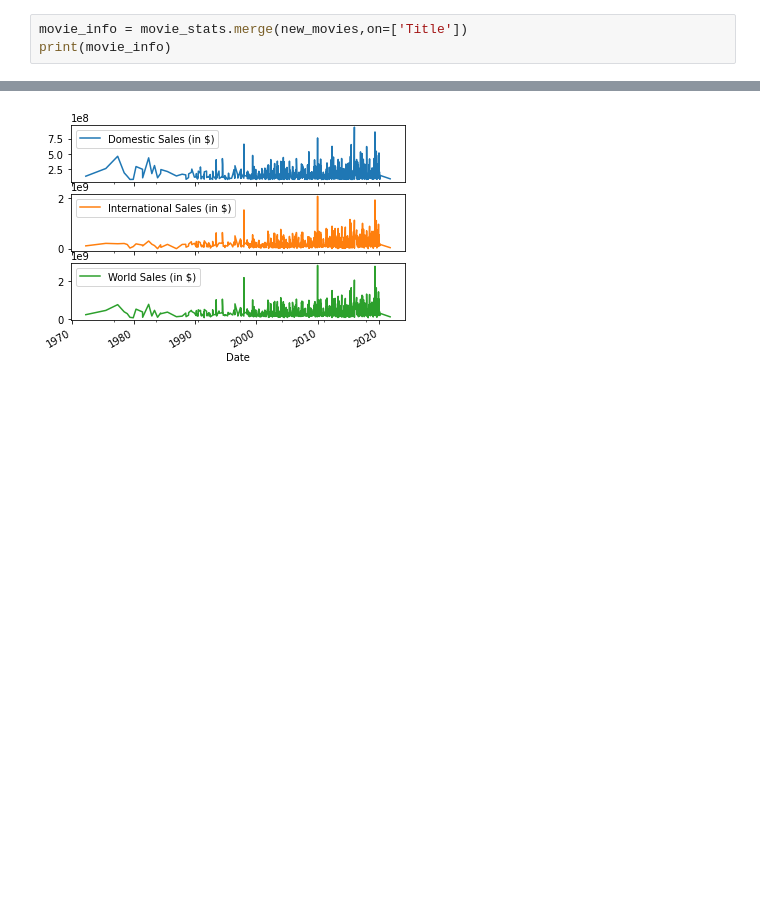
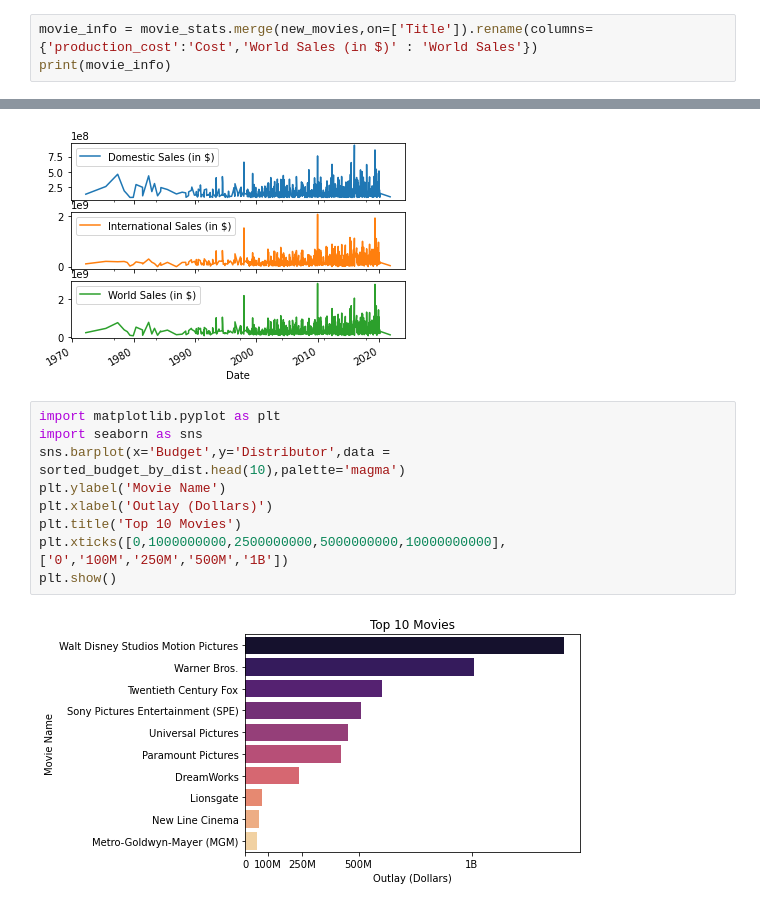
Before and after one commit to NotRockysWife/UCDPA_AdrianConnolly, a Jupyter notebook: Project2.ipynb, the cells around one changed output, grey strips where cells are left out. Cells and saved outputs as stored; diff of their text form; blank space fills up the shorter version.

```diff
--- a/Project2.ipynb
+++ b/Project2.ipynb
@@ -168,7 +168,7 @@ print(movie_stats.head)
 
 [500 rows x 13 columns]>
 # %%
-movie_info = movie_stats.merge(new_movies,on=['Title'])
+movie_info = movie_stats.merge(new_movies,on=['Title']).rename(columns={'production_cost':'Cost','World Sales (in $)' : 'World Sales'})
 print(movie_info)
 # %% [output]
      rank Release Date                                              Title  \
@@ -284,3 +284,14 @@ dtypes: int64(3), object(6)
 memory usage: 71.7+ KB
 None
 [figure]
+# %%
+import matplotlib.pyplot as plt
+import seaborn as sns
+sns.barplot(x='Budget',y='Distributor',data = sorted_budget_by_dist.head(10),palette='magma')
+plt.ylabel('Movie Name')
+plt.xlabel('Outlay (Dollars)')
+plt.title('Top 10 Movies')
+plt.xticks([0,1000000000,2500000000,5000000000,10000000000], ['0','100M','250M','500M','1B'])
+plt.show()
+# %% [output]
+[figure, added]
```
Also changed, not shown: parts of 8 cells of this notebook, 1 other file.
